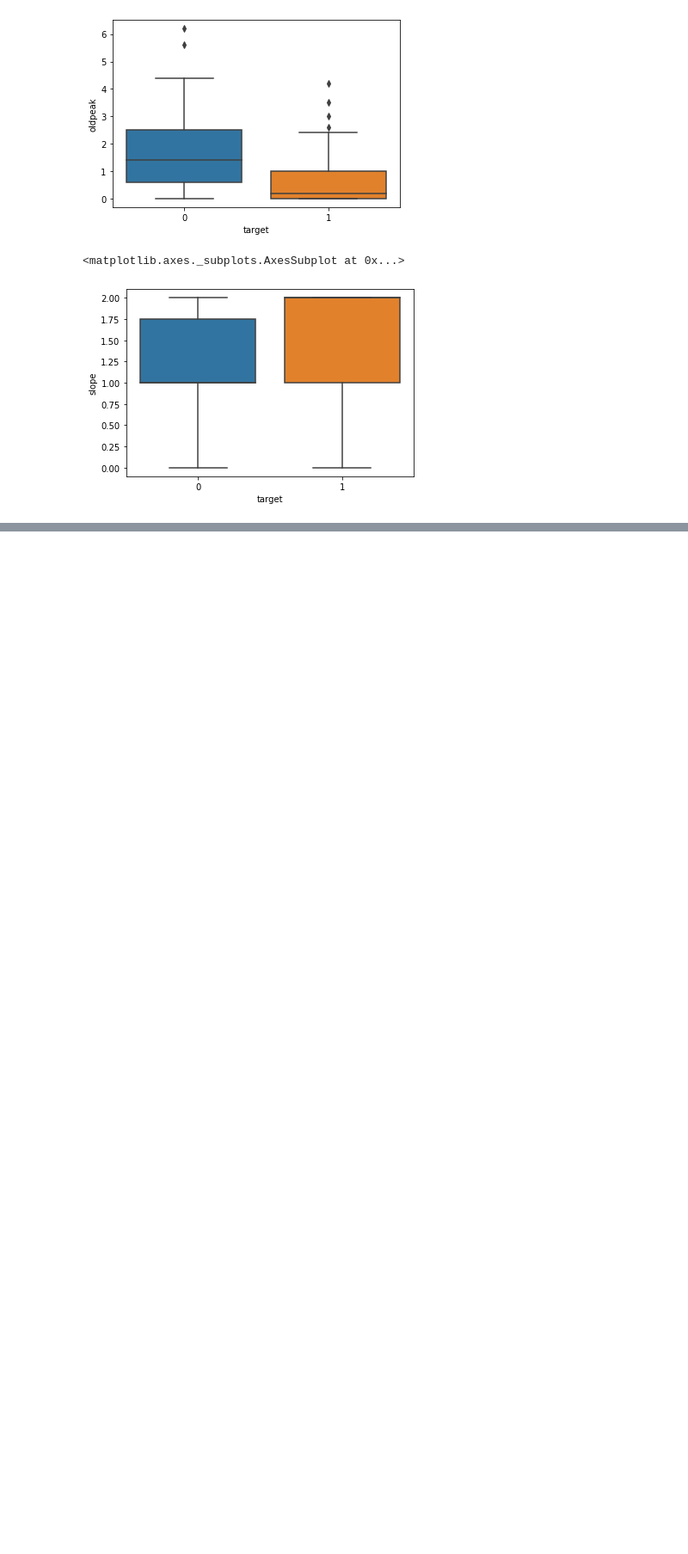
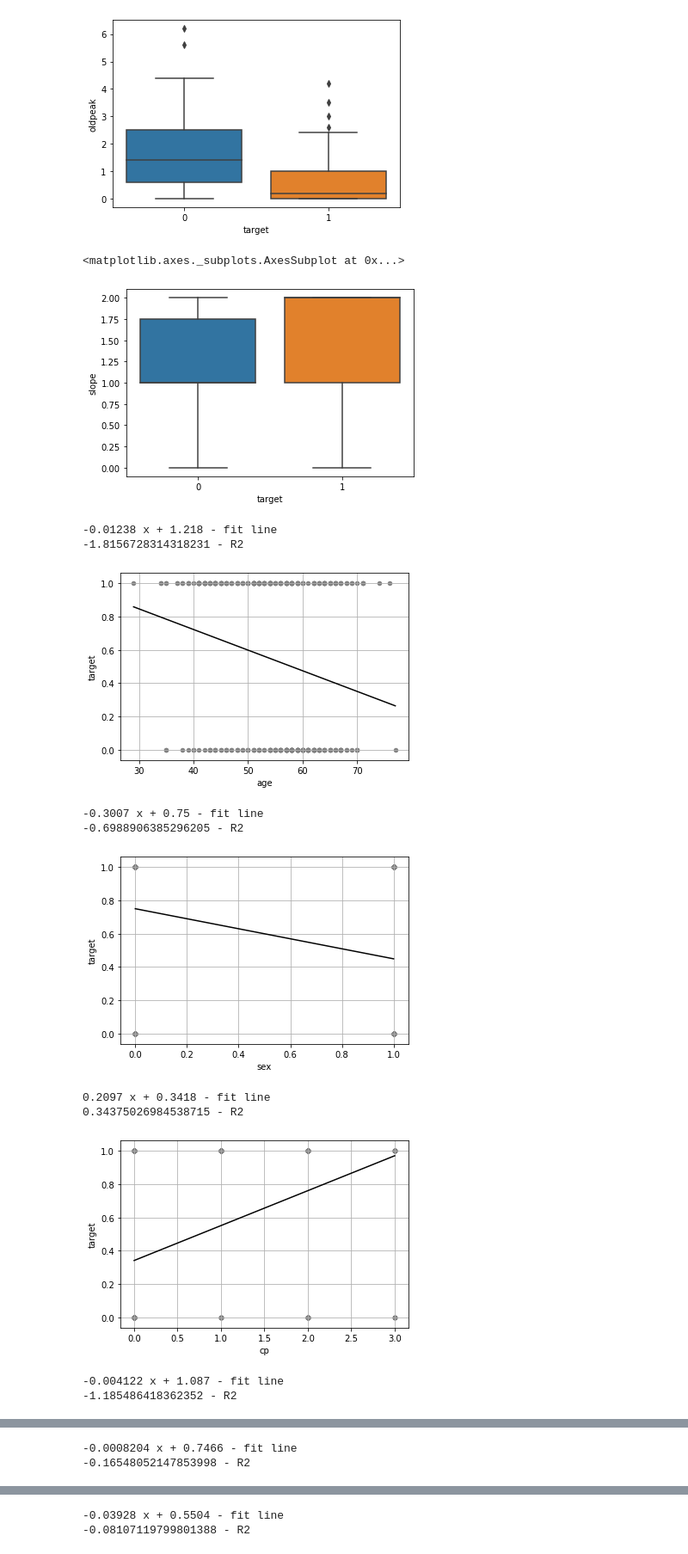
Before and after one commit to anshuldante/ai-ds-ml-practical, a Jupyter notebook: machine-learning-ai-foundations-linear-regression/Exercise Files/CH02/02_02/notebook.ipynb, the cells around one changed output, grey strips where cells are left out. Shown at 86% size. Drawn from its saved outputs; the diff is of its cells as text; code cells hidden in the pictures; blank space fills up the shorter version.

```diff
--- a/machine-learning-ai-foundations-linear-regression/Exercise Files/CH02/02_02/notebook.ipynb
+++ b/machine-learning-ai-foundations-linear-regression/Exercise Files/CH02/02_02/notebook.ipynb
@@ -84,3 +85,35 @@ sns.boxplot(x='target',y='slope', data=df)
 # %% [output]
 <matplotlib.axes._subplots.AxesSubplot at 0x...>
 [figure]
+# %%
+def plot_scatter_with_fitline(dataset, xaxis, yaxis):
+    dataset = dataset.sort_values(xaxis)
+
+    z = np.polyfit(dataset[xaxis], dataset[yaxis], 1)
+    f = np.poly1d(z)
+    print(f"{f} - fit line\n{r2_score(dataset[yaxis], f(dataset[yaxis]))} - R2")
+
+    plt.scatter(x=dataset[xaxis], y=dataset[yaxis], marker='o', s=20, color='grey')
+    plt.xlabel(xaxis)
+    plt.ylabel(yaxis)
+    plt.plot(dataset[xaxis], f(dataset[xaxis]), color='black')
+    plt.grid()
+    plt.show()
+
+columns = ['age', 'sex', 'cp', 'trestbps', 'chol', 'fbs', 'restecg', 'thalach',
+        'exang', 'oldpeak', 'slope', 'ca', 'thal', 'target']
+
+for column in columns:
+    plot_scatter_with_fitline(df, column, 'target')
+# %% [output]
+-0.01238 x + 1.218 - fit line
+-1.8156728314318231 - R2
+[figure, added]
+-0.3007 x + 0.75 - fit line
+-0.6988906385296205 - R2
+[figure, added]
+0.2097 x + 0.3418 - fit line
+0.34375026984538715 - R2
+[figure, added]
+-0.004122 x + 1.087 - fit line
+-1.185486418362352 - R2
@@ -86,0 +121,2 @@ sns.boxplot(x='target',y='slope', data=df)
+-0.0008204 x + 0.7466 - fit line
+-0.16548052147853998 - R2
@@ -86,0 +124,2 @@ sns.boxplot(x='target',y='slope', data=df)
+-0.03928 x + 0.5504 - fit line
+-0.08107119799801388 - R2
```
Also changed, not shown: parts of 2 cells of this notebook, 8 other files.
